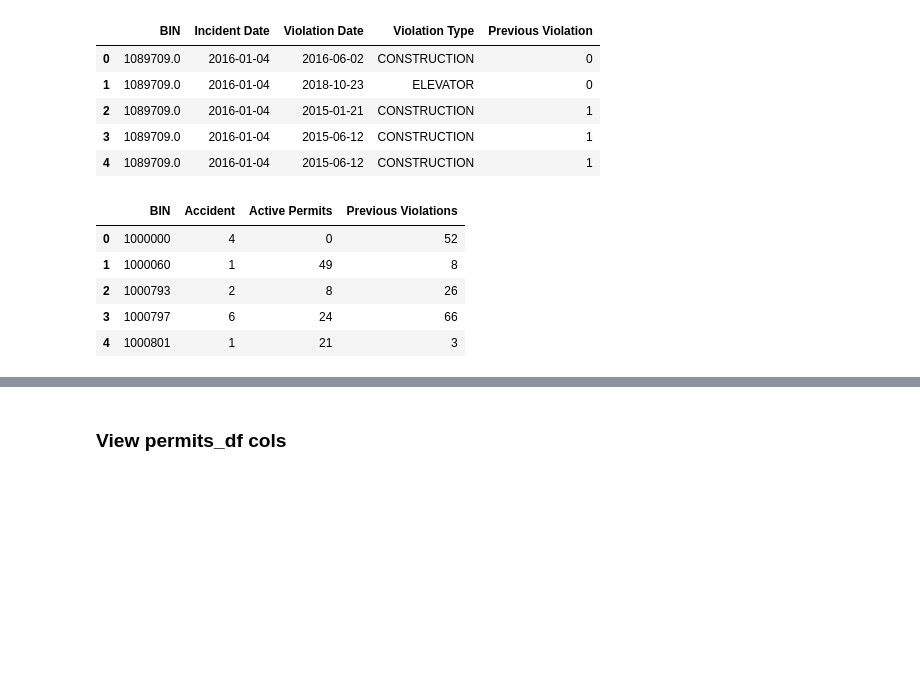
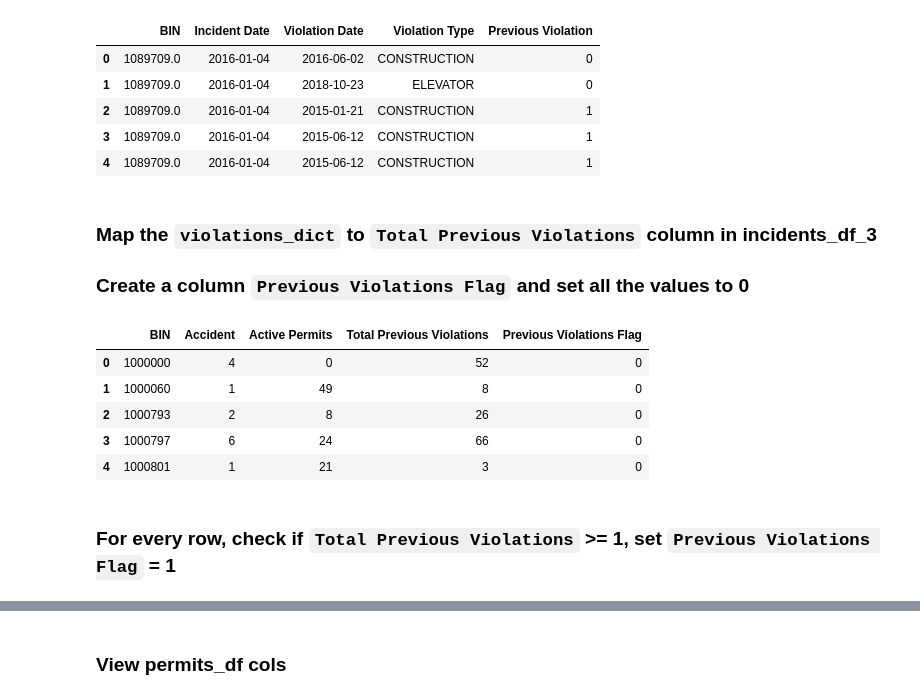
Before and after one commit to ahsan-fayyaz/DOB-Construction-Injury-Predictions, a Jupyter notebook: Accident Prediction.ipynb, the cells around one changed output, grey strips where cells are left out. Cells and saved outputs as stored; diff of their text form; code cells hidden in the pictures; blank space fills up the shorter version.

Commit message:
Added more data about previous violations

```diff
--- a/Accident Prediction.ipynb
+++ b/Accident Prediction.ipynb
@@ -503,13 +503,19 @@ mv_temp["BIN"] = mv_temp["BIN"].astype(str)
 violations_dict = mv_temp.set_index('BIN')['Previous Violation'].to_dict()
 
 # violations_dict
+# %% [markdown]
+### Map the `violations_dict` to `Total Previous Violations` column in incidents_df_3
+### Create a column `Previous Violations Flag` and set all the values to 0
 # %%
-incidents_df_3["Previous Violations"] = incidents_df_3["BIN"].map(violations_dict)
+incidents_df_3["Total Previous Violations"] = incidents_df_3["BIN"].map(violations_dict)
+incidents_df_3["Previous Violations Flag"] = 0
 incidents_df_3.head()
 # %% [output]
-|  | BIN | Accident | Active Permits | Previous Violations |
-| 0 | 1000000 | 4 | 0 | 52 |
-| 1 | 1000060 | 1 | 49 | 8 |
-| 2 | 1000793 | 2 | 8 | 26 |
-| 3 | 1000797 | 6 | 24 | 66 |
-| 4 | 1000801 | 1 | 21 | 3 |
+|  | BIN | Accident | Active Permits | Total Previous Violations | Previous Violations Flag |
+| 0 | 1000000 | 4 | 0 | 52 | 0 |
+| 1 | 1000060 | 1 | 49 | 8 | 0 |
+| 2 | 1000793 | 2 | 8 | 26 | 0 |
+| 3 | 1000797 | 6 | 24 | 66 | 0 |
+| 4 | 1000801 | 1 | 21 | 3 | 0 |
+# %% [markdown]
+### For every row, check if `Total Previous Violations` >= 1, set `Previous Violations Flag` = 1
```
Also changed, not shown: parts of 42 cells of this notebook.
